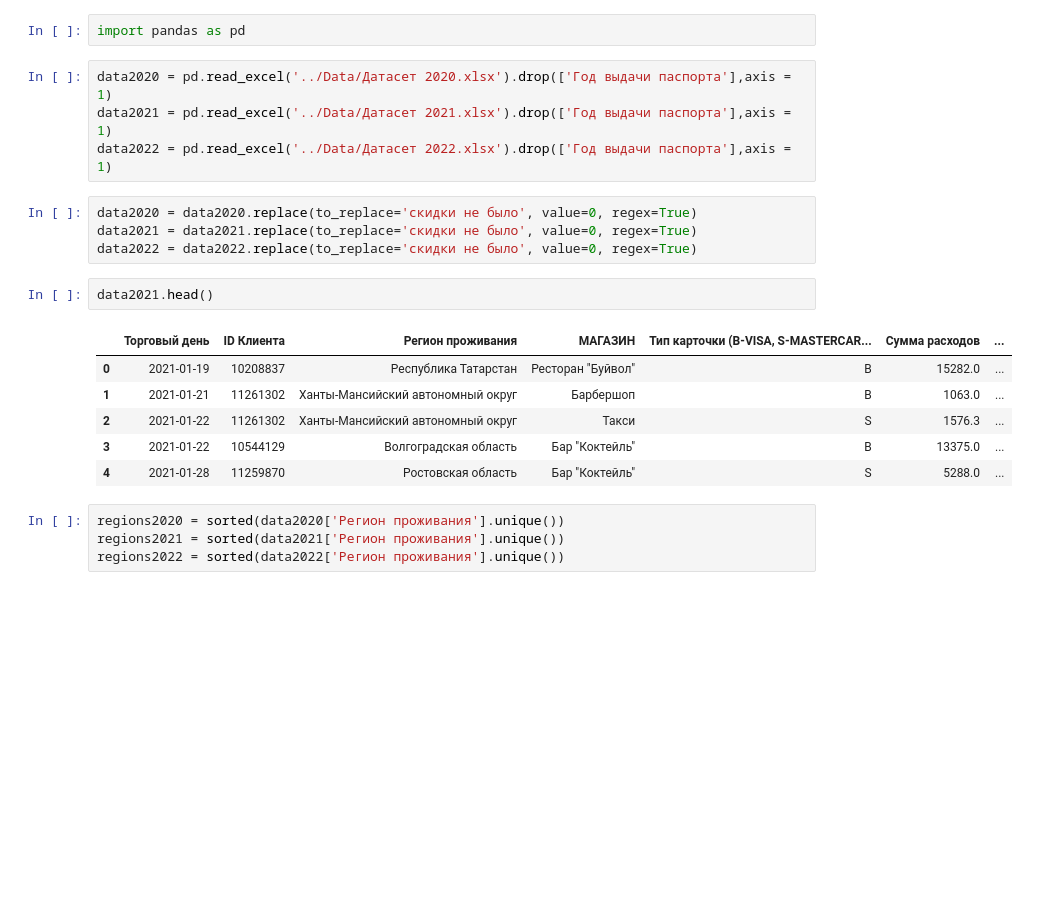
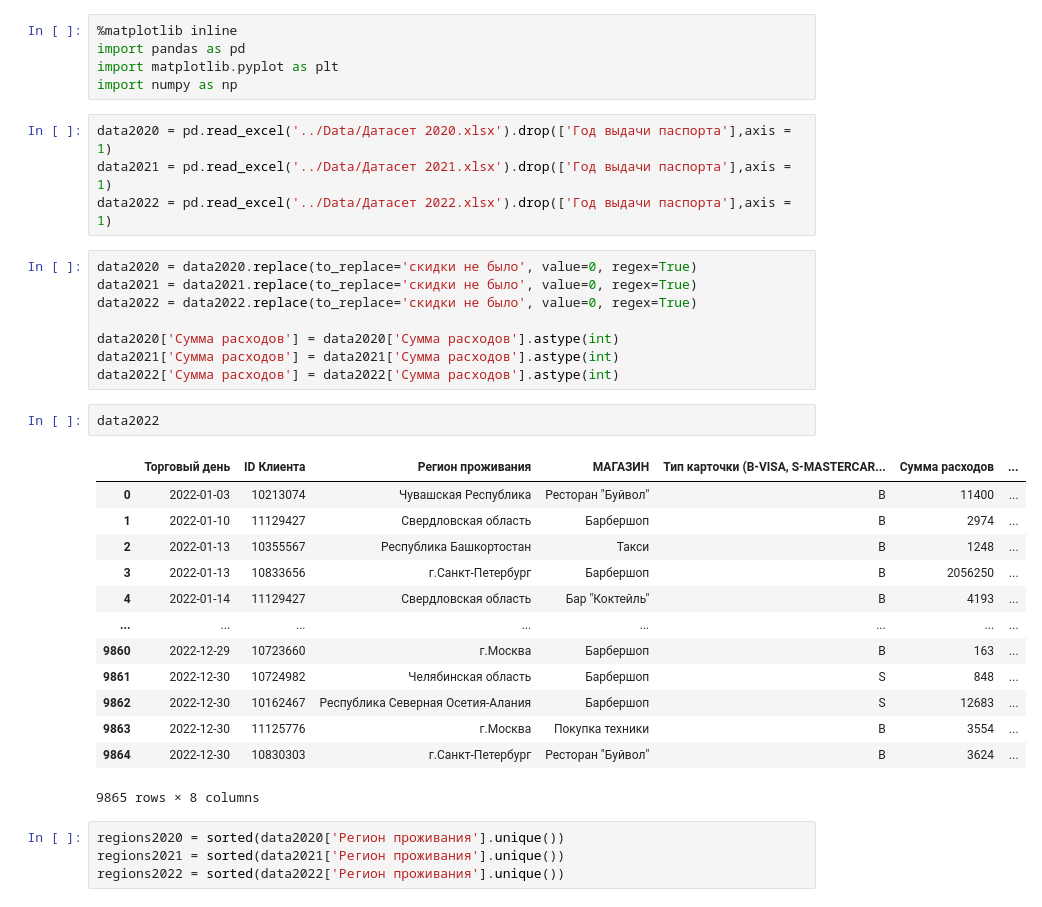
Before and after one commit to arturabgaryan/ML-marketing, a Jupyter notebook: Preprocess/Preprocess.ipynb, the cells around one changed output. Drawn from its saved outputs; the diff is of its cells as text; blank space fills up the shorter version.

```diff
--- a/Preprocess/Preprocess.ipynb
+++ b/Preprocess/Preprocess.ipynb
@@ -1,5 +1,8 @@
-# %%
-import pandas as pd
+# %%
+%matplotlib inline
+import pandas as pd
+import matplotlib.pyplot as plt
+import numpy as np
 # %%
 data2020 = pd.read_excel('../Data/Датасет 2020.xlsx').drop(['Год выдачи паспорта'],axis = 1)
 data2021 = pd.read_excel('../Data/Датасет 2021.xlsx').drop(['Год выдачи паспорта'],axis = 1)
@@ -8,15 +11,26 @@ data2022 = pd.read_excel('../Data/Датасет 2022.xlsx').drop(['Год вы
 data2020 = data2020.replace(to_replace='скидки не было', value=0, regex=True)
 data2021 = data2021.replace(to_replace='скидки не было', value=0, regex=True)
 data2022 = data2022.replace(to_replace='скидки не было', value=0, regex=True)
+
+data2020['Сумма расходов'] = data2020['Сумма расходов'].astype(int)
+data2021['Сумма расходов'] = data2021['Сумма расходов'].astype(int)
+data2022['Сумма расходов'] = data2022['Сумма расходов'].astype(int)
-# %%
-data2021.head()
-# %% [output]
-|  | Торговый день | ID Клиента | Регион проживания | МАГАЗИН | Тип карточки (B-VISA, S-MASTERCAR... | Сумма расходов | ... |
-| 0 | 2021-01-19 | 10208837 | Республика Татарстан | Ресторан "Буйвол" | B | 15282.0 | ... |
-| 1 | 2021-01-21 | 11261302 | Ханты-Мансийский автономный округ | Барбершоп | B | 1063.0 | ... |
-| 2 | 2021-01-22 | 11261302 | Ханты-Мансийский автономный округ | Такси | S | 1576.3 | ... |
-| 3 | 2021-01-22 | 10544129 | Волгоградская область | Бар "Коктейль" | B | 13375.0 | ... |
-| 4 | 2021-01-28 | 11259870 | Ростовская область | Бар "Коктейль" | S | 5288.0 | ... |
+# %%
+data2022
+# %% [output]
+|  | Торговый день | ID Клиента | Регион проживания | МАГАЗИН | Тип карточки (B-VISA, S-MASTERCAR... | Сумма расходов | ... |
+| 0 | 2022-01-03 | 10213074 | Чувашская Республика | Ресторан "Буйвол" | B | 11400 | ... |
+| 1 | 2022-01-10 | 11129427 | Свердловская область | Барбершоп | B | 2974 | ... |
+| 2 | 2022-01-13 | 10355567 | Республика Башкортостан | Такси | B | 1248 | ... |
+| 3 | 2022-01-13 | 10833656 | г.Санкт-Петербург | Барбершоп | B | 2056250 | ... |
+| 4 | 2022-01-14 | 11129427 | Свердловская область | Бар "Коктейль" | B | 4193 | ... |
+| ... | ... | ... | ... | ... | ... | ... | ... |
+| 9860 | 2022-12-29 | 10723660 | г.Москва | Барбершоп | B | 163 | ... |
+| 9861 | 2022-12-30 | 10724982 | Челябинская область | Барбершоп | S | 848 | ... |
+| 9862 | 2022-12-30 | 10162467 | Республика Северная Осетия-Алания | Барбершоп | S | 12683 | ... |
+| 9863 | 2022-12-30 | 11125776 | г.Москва | Покупка техники | B | 3554 | ... |
+| 9864 | 2022-12-30 | 10830303 | г.Санкт-Петербург | Ресторан "Буйвол" | B | 3624 | ... |
+9865 rows × 8 columns
 # %%
 regions2020 = sorted(data2020['Регион проживания'].unique())
 regions2021 = sorted(data2021['Регион проживания'].unique())
```
Also changed, not shown: parts of 13 cells of this notebook.
